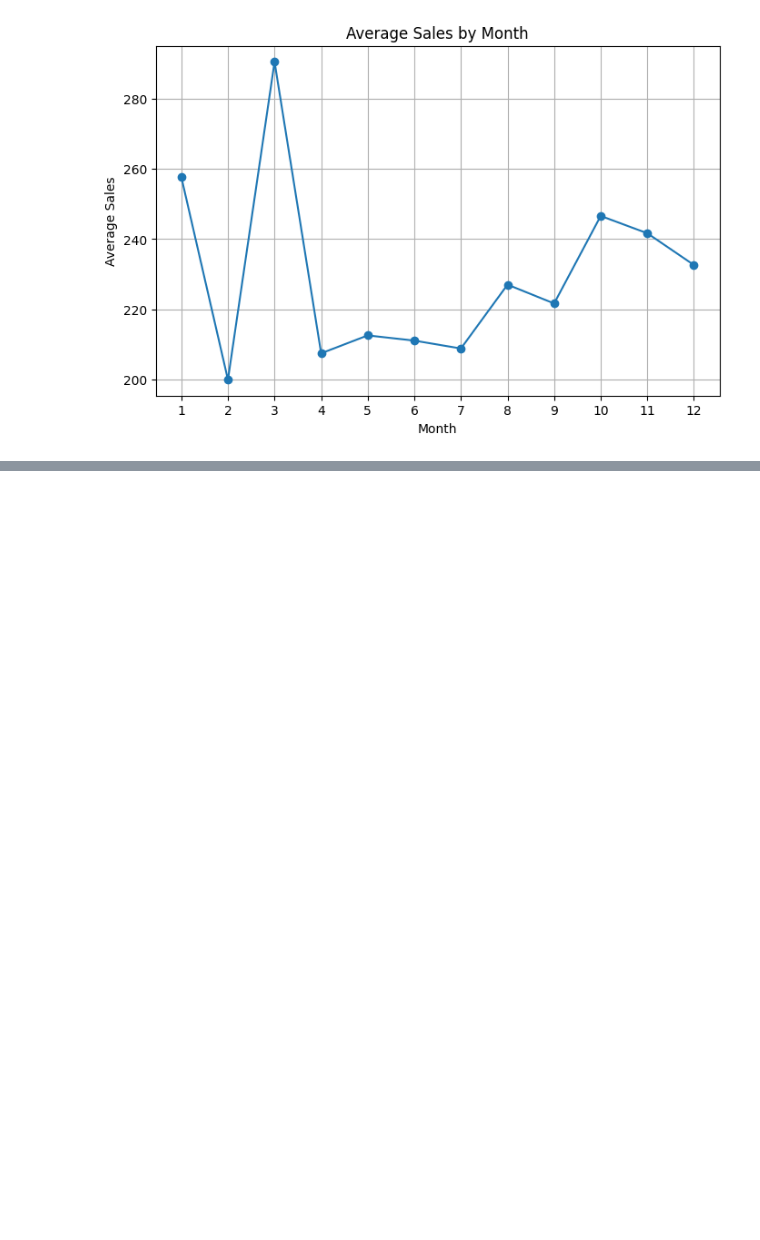
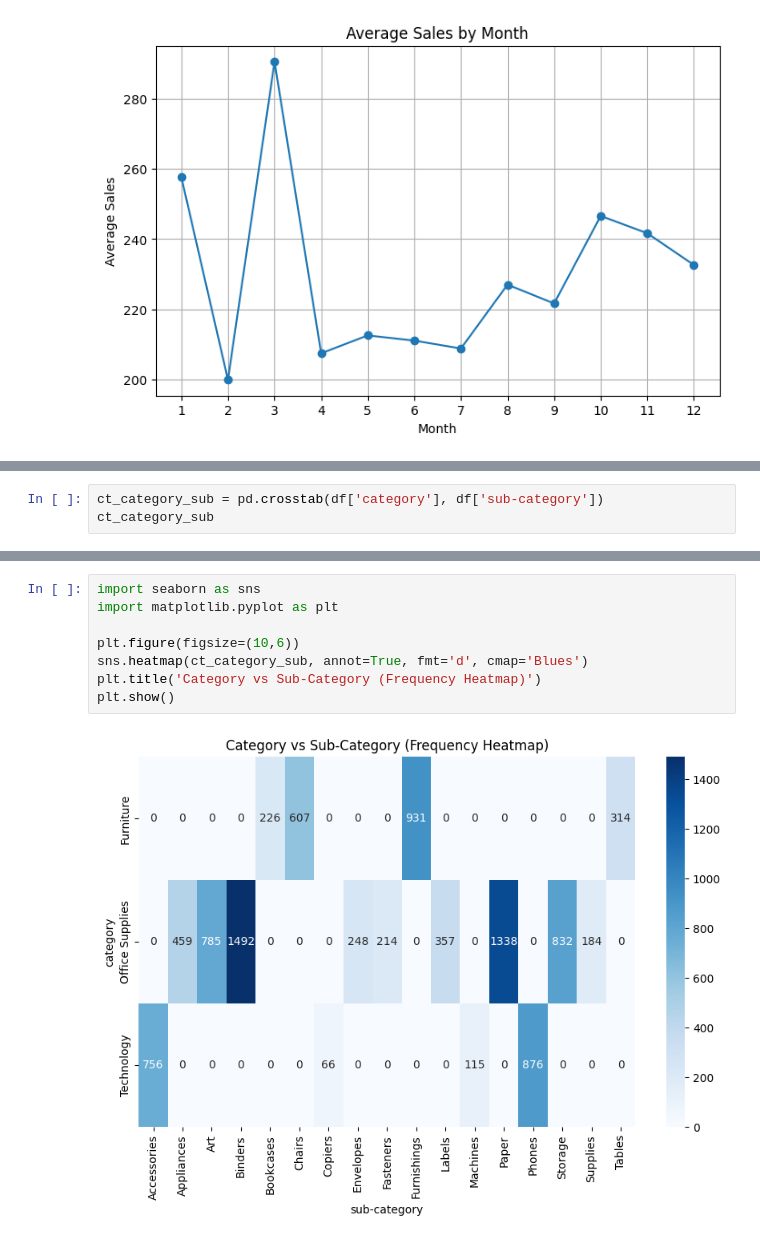
Before and after one commit to HelenaGomezV/superstore-sales-forecasting-final-project, a Jupyter notebook: notebooks/01_EDA_and_Price_Forecasting.ipynb, the cells around one changed output, grey strips where cells are left out. Cells and saved outputs as stored; diff of their text form; blank space fills up the shorter version.

```diff
--- a/notebooks/01_EDA_and_Price_Forecasting.ipynb
+++ b/notebooks/01_EDA_and_Price_Forecasting.ipynb
@@ -397,0 +468,3 @@ plt.show()
+# %%
+ct_category_sub = pd.crosstab(df['category'], df['sub-category'])
+ct_category_sub
@@ -397,0 +506,10 @@ plt.show()
+# %%
+import seaborn as sns
+import matplotlib.pyplot as plt
+
+plt.figure(figsize=(10,6))
+sns.heatmap(ct_category_sub, annot=True, fmt='d', cmap='Blues')
+plt.title('Category vs Sub-Category (Frequency Heatmap)')
+plt.show()
+# %% [output]
+[figure, added]
```
Also changed, not shown: parts of 13 cells of this notebook, 2 other files.
